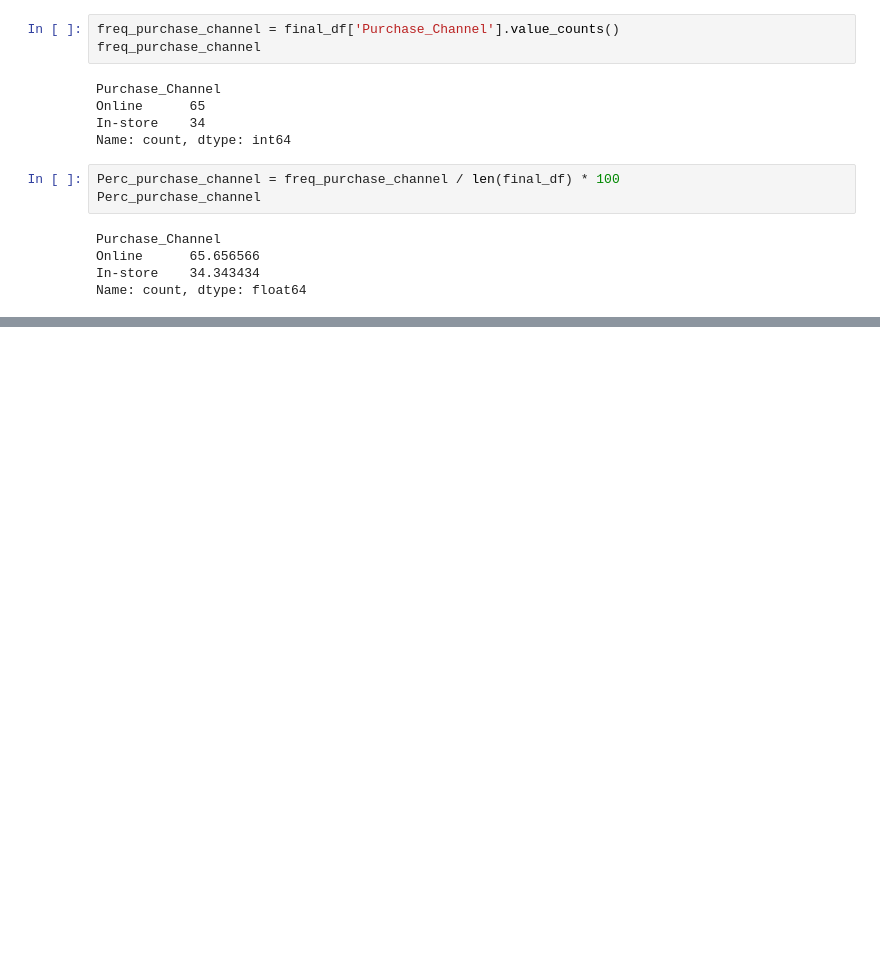
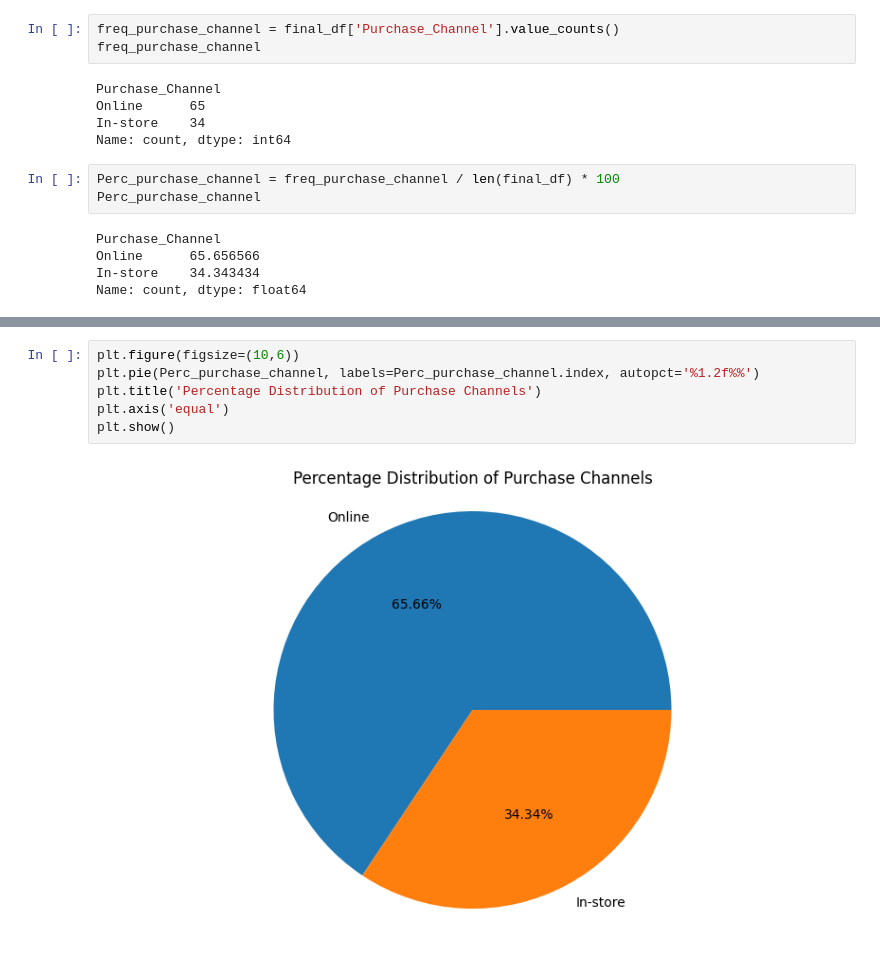
Before and after one commit to tezendra71/DataSciencett, a Jupyter notebook: Projects/E_Com/Full code/E_Com.ipynb, the cells around one changed output, grey strips where cells are left out. Cells and saved outputs as stored; diff of their text form; blank space fills up the shorter version.

```diff
--- a/Projects/E_Com/Full code/E_Com.ipynb
+++ b/Projects/E_Com/Full code/E_Com.ipynb
@@ -274,0 +332,8 @@ cross_tab
+# %%
+plt.figure(figsize=(10,6))
+plt.pie(Perc_purchase_channel, labels=Perc_purchase_channel.index, autopct='%1.2f%%')
+plt.title('Percentage Distribution of Purchase Channels')
+plt.axis('equal')
+plt.show()
+# %% [output]
+[figure, added]
```
Also changed, not shown: parts of 34 cells of this notebook, 8 other files.
